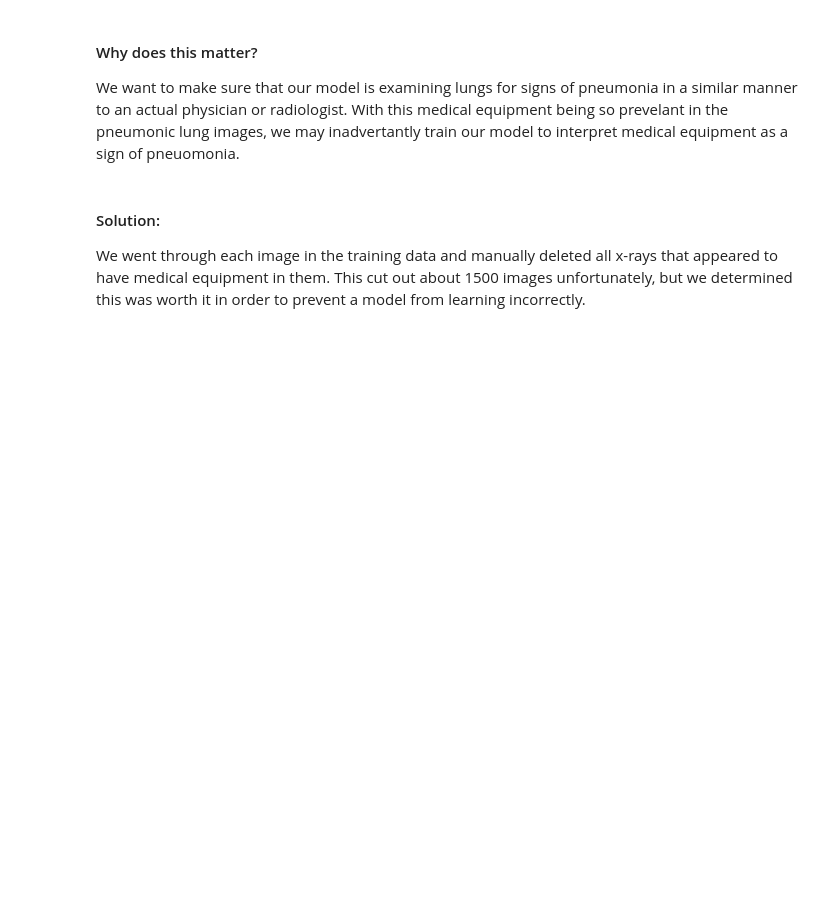
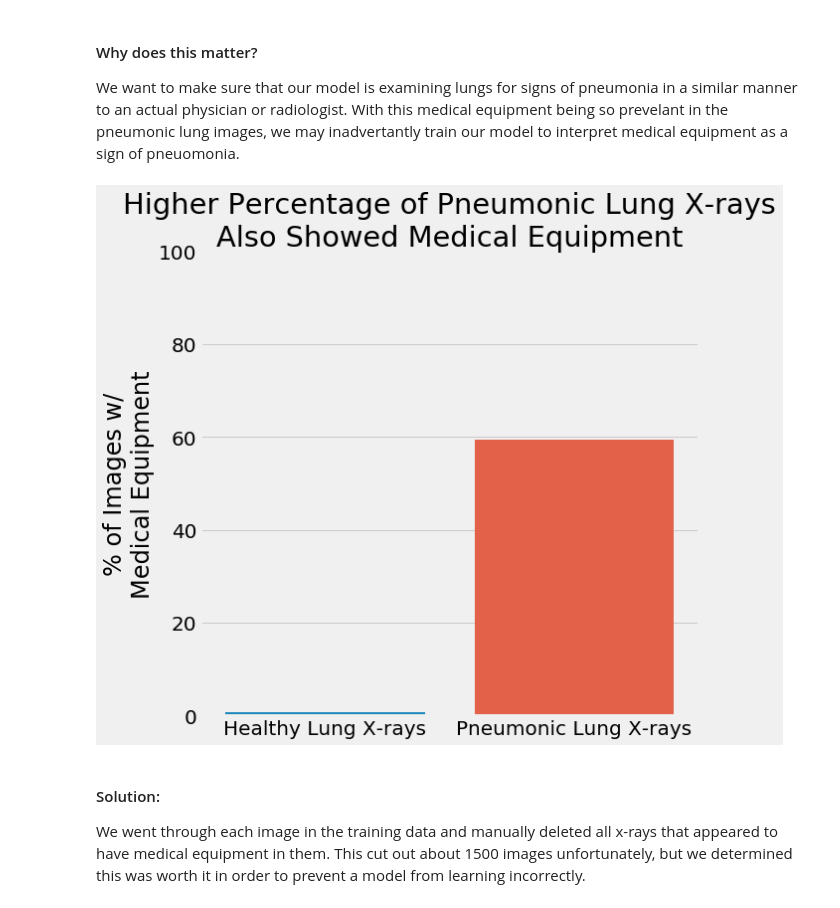
Before and after one commit to mesterhammerfic/x_ray_classification, a Jupyter notebook: notebooks/report/final_notebook_draft_cm-Copy1.ipynb, the cells around one changed output. Drawn from its saved outputs; the diff is of its cells as text; code cells hidden in the pictures; blank space fills up the shorter version.

```diff
--- a/notebooks/report/final_notebook_draft_cm-Copy1.ipynb
+++ b/notebooks/report/final_notebook_draft_cm-Copy1.ipynb
@@ -70,6 +72,20 @@ Here is another x-ray of a pneumonic lung, this time with no visible medical eui
 # %% [markdown]
 #### Why does this matter?
 We want to make sure that our model is examining lungs for signs of pneumonia in a similar manner to an actual physician or radiologist. With this medical equipment being so prevelant in the pneumonic lung images, we may inadvertantly train our model to interpret medical equipment as a sign of pneuomonia.
+# %%
+plt.rcParams.update({'font.size': 20})
+fig, ax = plt.subplots(1,1, figsize=(8,8))
+labels = 'Clean X-rays', 'X-rays with Visible\nMedical Equipment'
+healthy = 9/(1132+9)*100
+ill = 2105/(1436+2105)*100
+explode = (0, 0.01)
+
+sns.barplot(['Healthy Lung X-rays', 'Pneumonic Lung X-rays'], [healthy, ill])
+ax.set_ylim(0,100)
+ax.set_ylabel('% of Images w/\nMedical Equipment')
+ax.set_title('Higher Percentage of Pneumonic Lung X-rays\nAlso Showed Medical Equipment');
+# %% [output]
+[figure, added]
 # %% [markdown]
 #### Solution:
 We went through each image in the training data and manually deleted all x-rays that appeared to have medical equipment in them. This cut out about 1500 images unfortunately, but we determined this was worth it in order to prevent a model from learning incorrectly.
```
Also changed, not shown: parts of 1 cell of this notebook.
